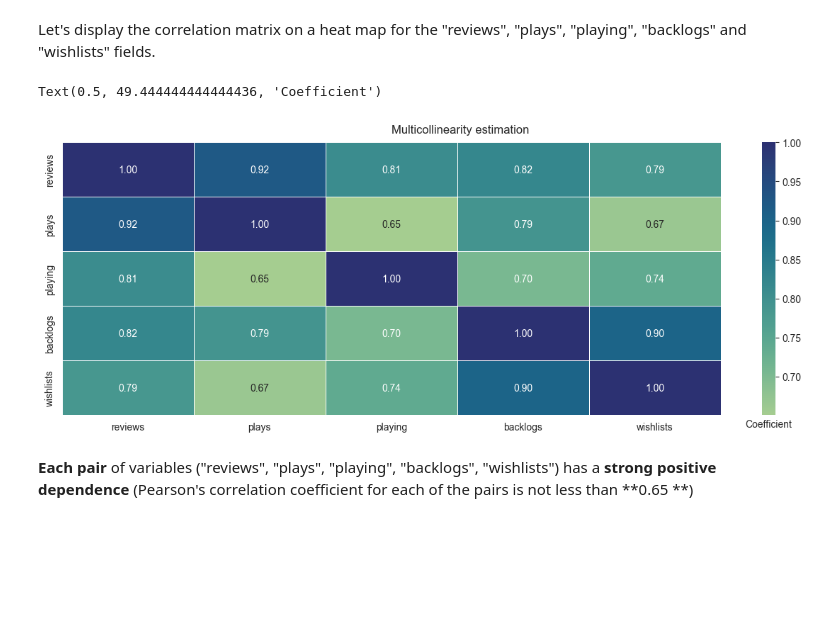
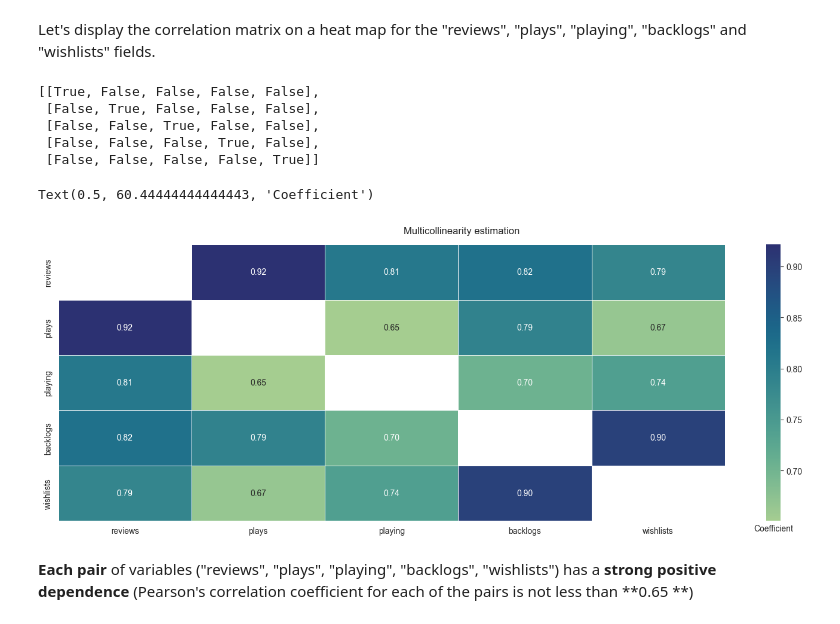
Before and after one commit to GSimonX37/video-games, a Jupyter notebook: notebooks/backloggd_eda.ipynb, the cells around one changed output. Drawn from its saved outputs; the diff is of its cells as text; code cells hidden in the pictures; blank space fills up the shorter version.

```diff
--- a/notebooks/backloggd_eda.ipynb
+++ b/notebooks/backloggd_eda.ipynb
@@ -1580,22 +1580,31 @@ Pearson correlation coefficient: 0.79
 ***
 # %% [markdown]
 Let's display the correlation matrix on a heat map for the "reviews", "plays", "playing", "backlogs" and "wishlists" fields.
+# %%
+[[i == j for j in range(5)] for i in range(5)]
+# %% [output]
+[[True, False, False, False, False],
+ [False, True, False, False, False],
+ [False, False, True, False, False],
+ [False, False, False, True, False],
+ [False, False, False, False, True]]
 # %%
-figure = plt.figure(figsize=(15, 5))
+figure = plt.figure(figsize=(18, 6))
 figure.add_subplot()
 
 sns.heatmap(data=df[["reviews", "plays", "playing", "backlogs", "wishlists"]].corr(),
             ax=figure.axes[0],
             annot=True,
             linewidths=.5,
             fmt=".2f",
+            mask = df[["reviews", "plays", "playing", "backlogs", "wishlists"]].corr() == 1,
             cmap="crest")
 
 figure.suptitle('Multicollinearity estimation', y=0.93)
 figure.axes[1].set_xlabel('Coefficient')
 # %% [output]
-Text(0.5, 49.444444444444436, 'Coefficient')
+Text(0.5, 60.44444444444443, 'Coefficient')
-[figure, old version]
+[figure, new version]
 # %% [markdown]
 **Each pair** of variables ("reviews", "plays", "playing", "backlogs", "wishlists") has a **strong positive dependence** (Pearson's correlation coefficient for each of the pairs is not less than **0.65 **)
 # %% [markdown]
```
Also changed, not shown: parts of 22 cells of this notebook.
